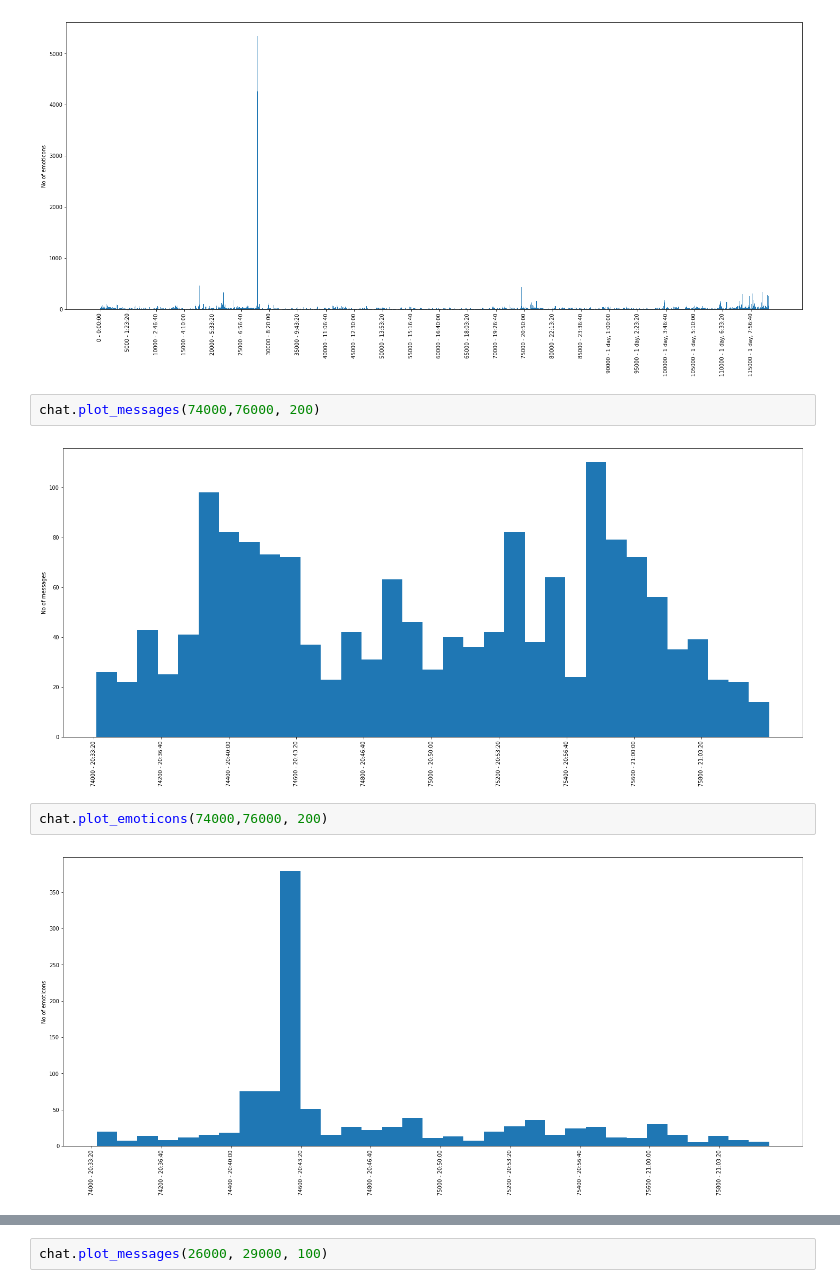
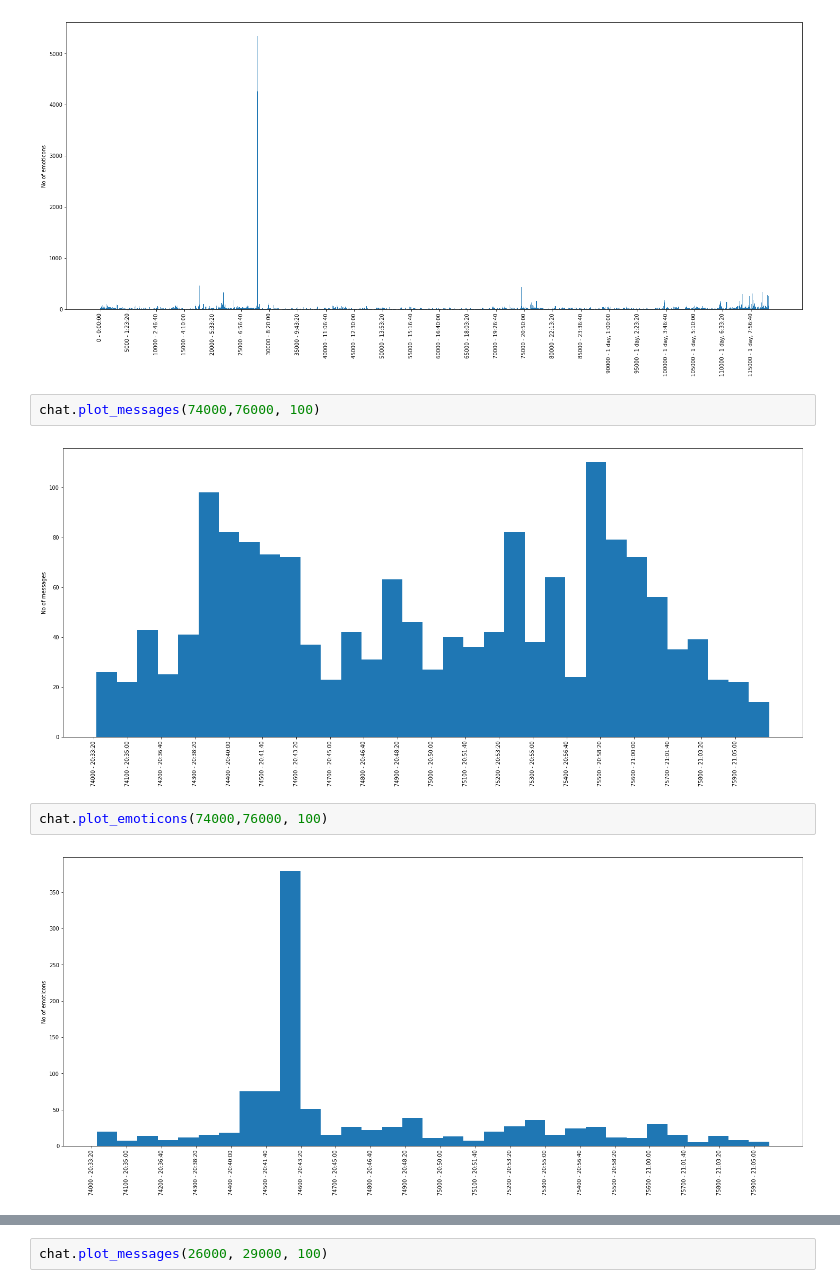
Before and after one commit to missinglinks/twitch-chat-stuff, a Jupyter notebook: Twitch Chat Analysis.ipynb, the cells around one changed output, grey strips where cells are left out. Saved outputs shown, nothing was run; the diff lists cells and outputs as text.

```diff
--- a/Twitch Chat Analysis.ipynb
+++ b/Twitch Chat Analysis.ipynb
@@ -30,10 +30,10 @@ chat.plot_emoticons()
 # %% [output]
 [figure]
 # %%
-chat.plot_messages(74000,76000, 200)
+chat.plot_messages(74000,76000, 100)
 # %% [output]
-[figure, old version]
+[figure, new version]
 # %%
-chat.plot_emoticons(74000,76000, 200)
+chat.plot_emoticons(74000,76000, 100)
 # %% [output]
-[figure, old version]
+[figure, new version]
```
Also changed, not shown: parts of 1 cell of this notebook.
